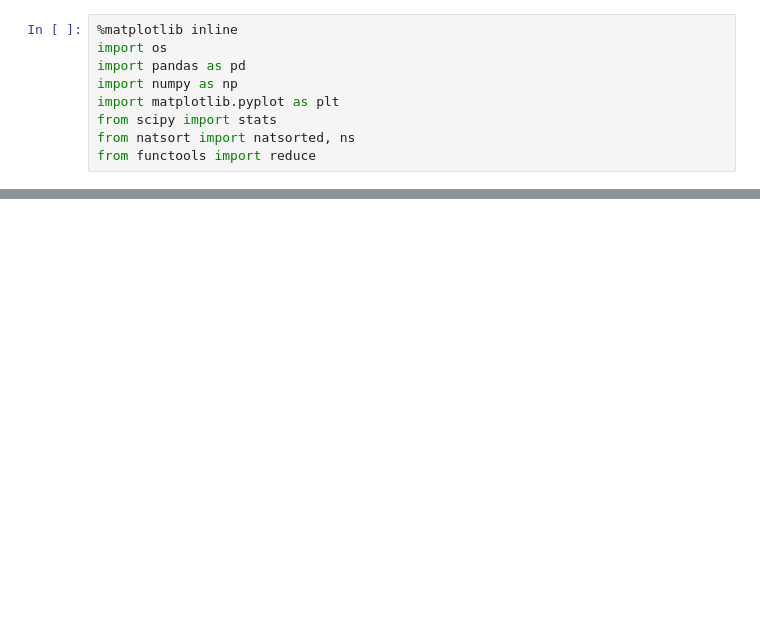
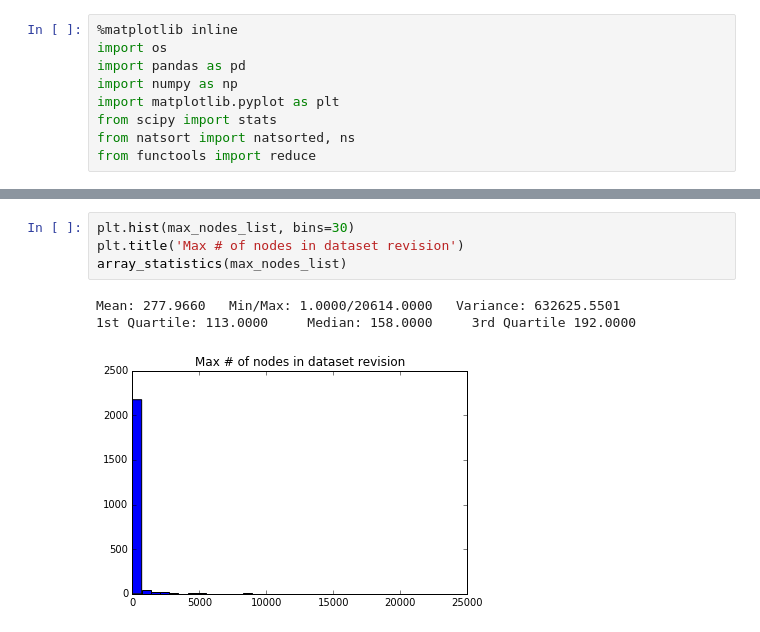
Before and after one commit to EduardoVernier/dataset-generator, a Jupyter notebook: DatasetStatistics/dataset-statistics.ipynb, the cells around one changed output, grey strips where cells are left out. Drawn from its saved outputs; the diff is of its cells as text; blank space fills up the shorter version.

```diff
--- a/DatasetStatistics/dataset-statistics.ipynb
+++ b/DatasetStatistics/dataset-statistics.ipynb
@@ -81,0 +109,8 @@ display(df)
+# %%
+plt.hist(max_nodes_list, bins=30)
+plt.title('Max # of nodes in dataset revision')
+array_statistics(max_nodes_list)
+# %% [output]
+Mean: 277.9660   Min/Max: 1.0000/20614.0000   Variance: 632625.5501
+1st Quartile: 113.0000     Median: 158.0000     3rd Quartile 192.0000
+[figure, added]
```
Also changed, not shown: parts of 13 cells of this notebook, 5 other files.
